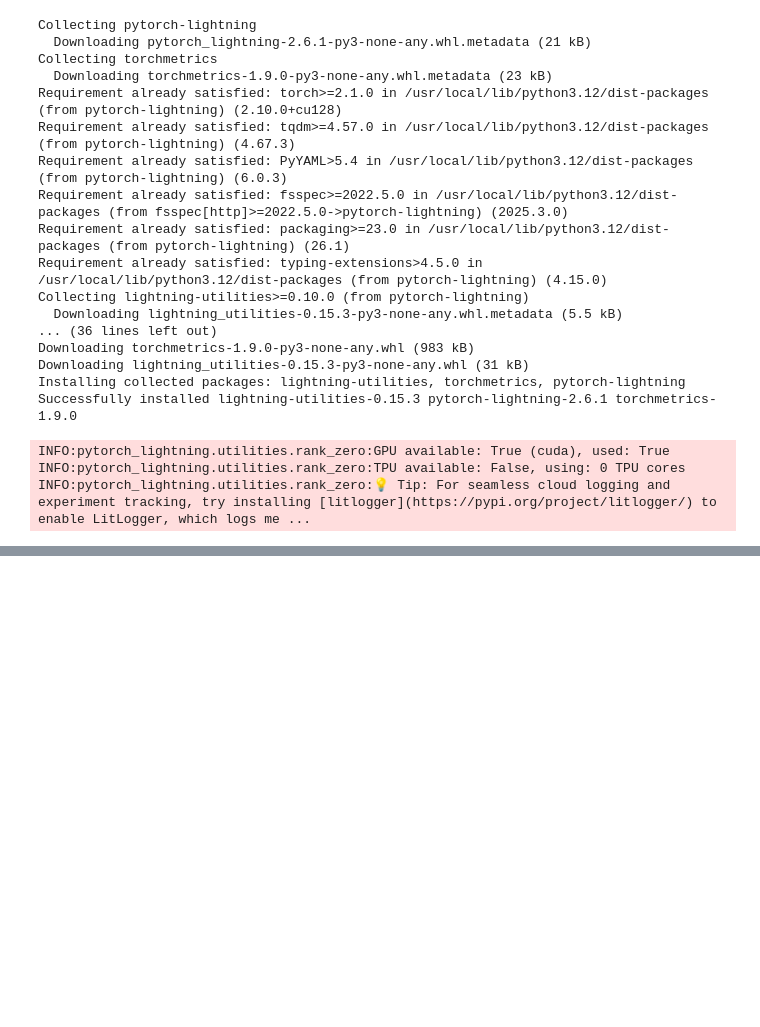
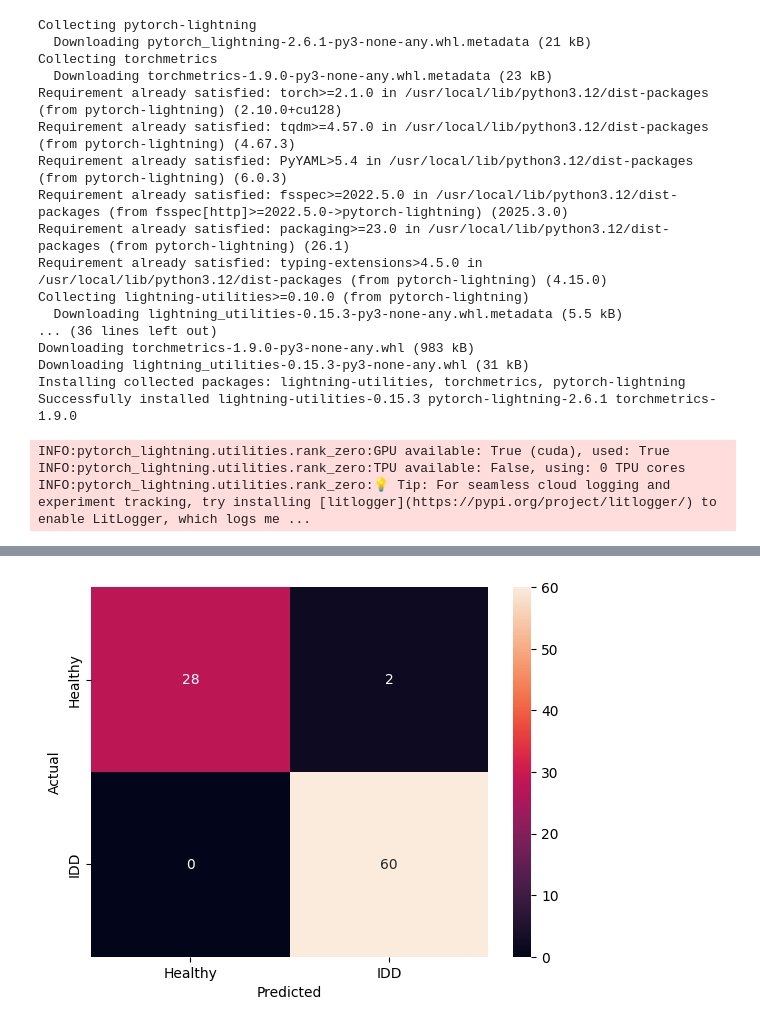
Before and after one commit to Khushi310105/Final_Year_Project, a Jupyter notebook: Untitled6.ipynb, the cells around one changed output, grey strips where cells are left out. Cells and saved outputs as stored; diff of their text form; code cells hidden in the pictures; blank space fills up the shorter version.

```diff
--- a/Untitled6.ipynb
+++ b/Untitled6.ipynb
@@ -110,3 +174,3 @@ torch.Size([3, 1])
 # %%
-# data=data['clean_data']
-# data.shape
+data=data['clean_data']
+data.shape
@@ -389,0 +507,43 @@ INFO:pytorch_lightning.utilities.rank_zero:`Trainer.fit` stopped: `max_epochs=1`
+# %%
+all_preds = []
+all_labels = []
+
+val_loader = model.val_dataloader()
+
+with torch.no_grad():
+
+    for signals, labels in val_loader:
+
+        signals = signals.float().to(model.device)
+
+        outputs = model(signals)
+
+        probs = torch.sigmoid(outputs)
+
+        preds = (probs > 0.5).int()
+
+        all_preds.extend(preds.cpu().numpy().flatten())
+
+        all_labels.extend(labels.numpy().flatten())
+# %%
+cm = confusion_matrix(all_labels, all_preds)
+
+
+import seaborn as sns
+import matplotlib.pyplot as plt
+
+
+
+sns.heatmap(
+    cm,
+    annot=True,
+    fmt='d',
+    xticklabels=['Healthy','IDD'],
+    yticklabels=['Healthy','IDD']
+)
+
+plt.xlabel("Predicted")
+plt.ylabel("Actual")
+plt.show()
+# %% [output]
+[figure, added]
```
Also changed, not shown: parts of 19 cells of this notebook.
